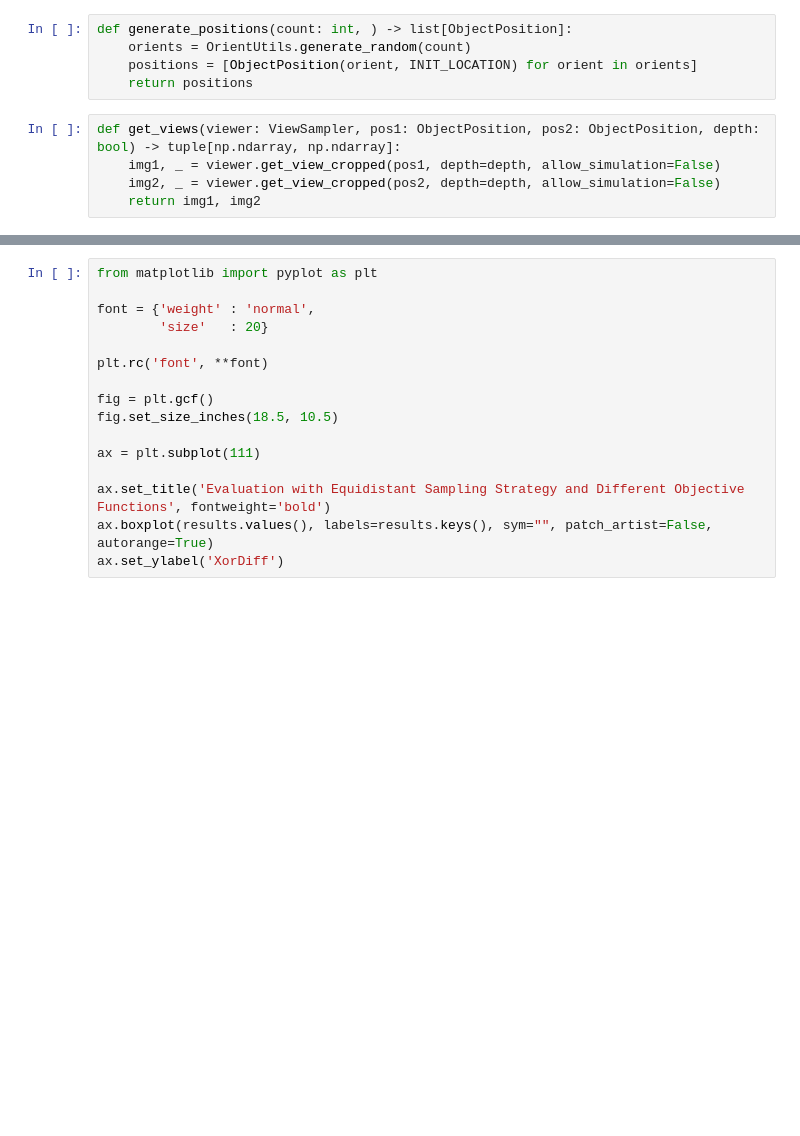
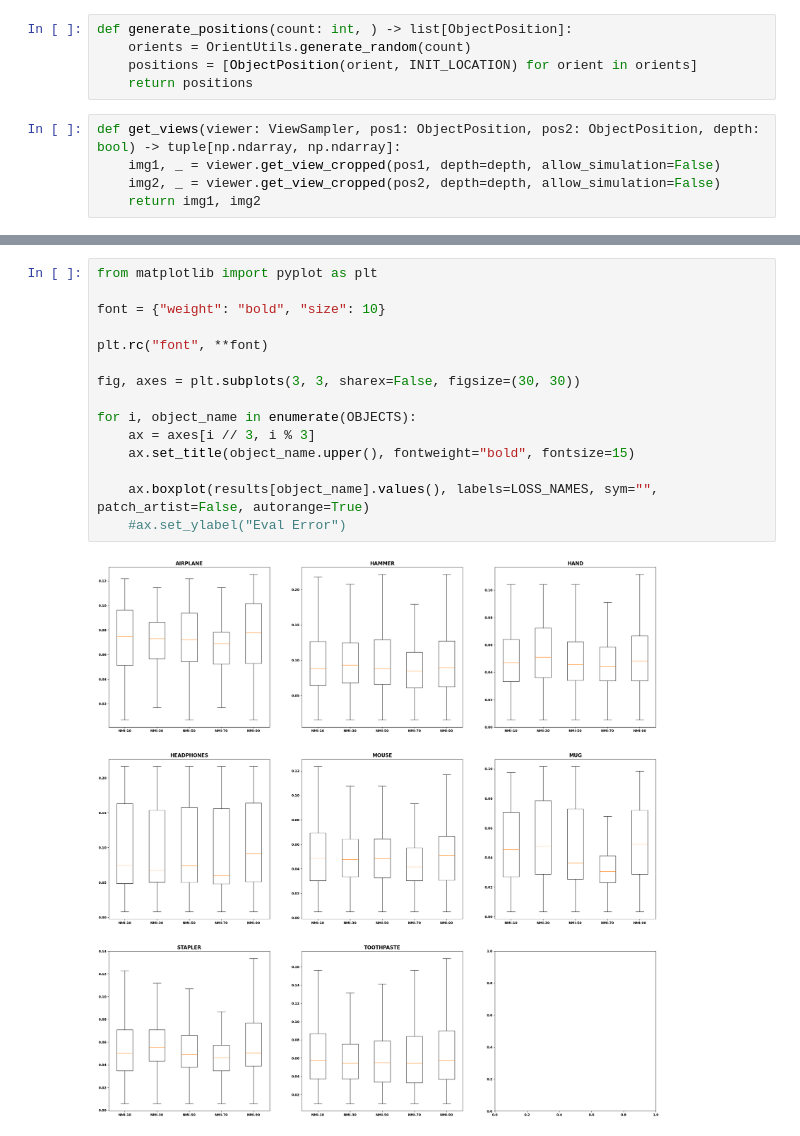
Before and after one commit to giladfrid009/3DoF-Orient-Detection, a Jupyter notebook: loss_evaluator.ipynb, the cells around one changed output, grey strips where cells are left out. Drawn from its saved outputs; the diff is of its cells as text; blank space fills up the shorter version.

```diff
--- a/loss_evaluator.ipynb
+++ b/loss_evaluator.ipynb
@@ -157,16 +218,17 @@ for loss, eval_values in results.items():
 # %%
 from matplotlib import pyplot as plt
 
-font = {'weight' : 'normal',
-        'size'   : 20}
+font = {"weight": "bold", "size": 10}
 
-plt.rc('font', **font)
+plt.rc("font", **font)
 
-fig = plt.gcf()
-fig.set_size_inches(18.5, 10.5)
+fig, axes = plt.subplots(3, 3, sharex=False, figsize=(30, 30))
 
-ax = plt.subplot(111)
+for i, object_name in enumerate(OBJECTS):
+    ax = axes[i // 3, i % 3]
+    ax.set_title(object_name.upper(), fontweight="bold", fontsize=15)
 
-ax.set_title('Evaluation with Equidistant Sampling Strategy and Different Objective Functions', fontweight='bold')
-ax.boxplot(results.values(), labels=results.keys(), sym="", patch_artist=False, autorange=True)
-ax.set_ylabel('XorDiff')
+    ax.boxplot(results[object_name].values(), labels=LOSS_NAMES, sym="", patch_artist=False, autorange=True)
+    #ax.set_ylabel("Eval Error")
+# %% [output]
+[figure, added]
```
Also changed, not shown: parts of 13 cells of this notebook, 8 other files.
